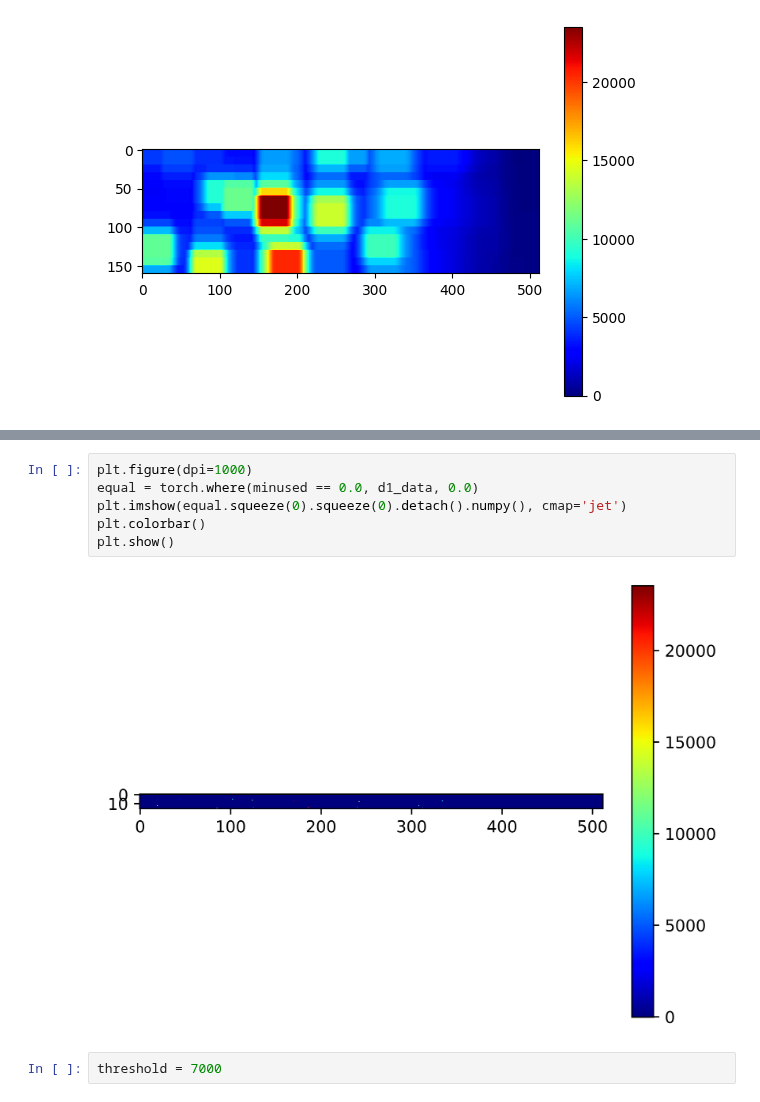
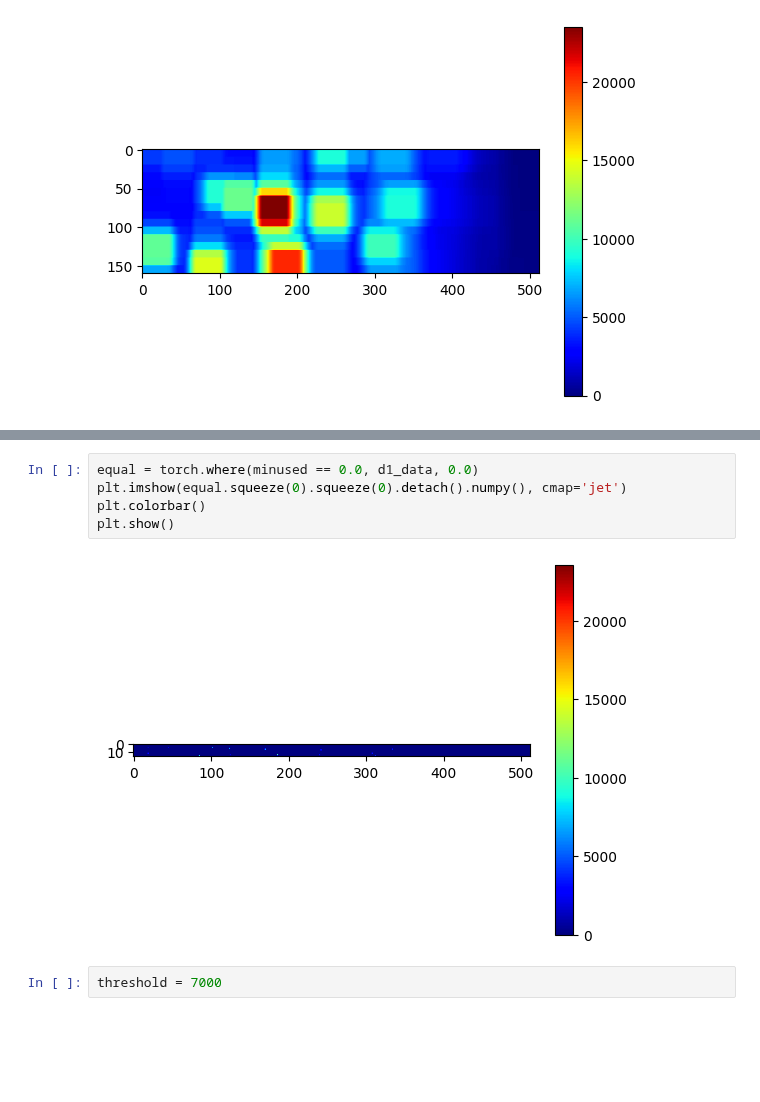
Before and after one commit to chiashi-lab/pl, a Jupyter notebook: notebook/ple.ipynb, the cells around one changed output, grey strips where cells are left out. Cells and saved outputs as stored; diff of their text form; blank space fills up the shorter version.

```diff
--- a/notebook/ple.ipynb
+++ b/notebook/ple.ipynb
@@ -181,11 +180,10 @@ plt.show()
 # %%
-plt.figure(dpi=1000)
 equal = torch.where(minused == 0.0, d1_data, 0.0)
 plt.imshow(equal.squeeze(0).squeeze(0).detach().numpy(), cmap='jet')
 plt.colorbar()
 plt.show()
 # %% [output]
-[figure, old version]
+[figure, new version]
 # %%
 threshold = 7000
 # %%
```
Also changed, not shown: parts of 4 cells of this notebook.
